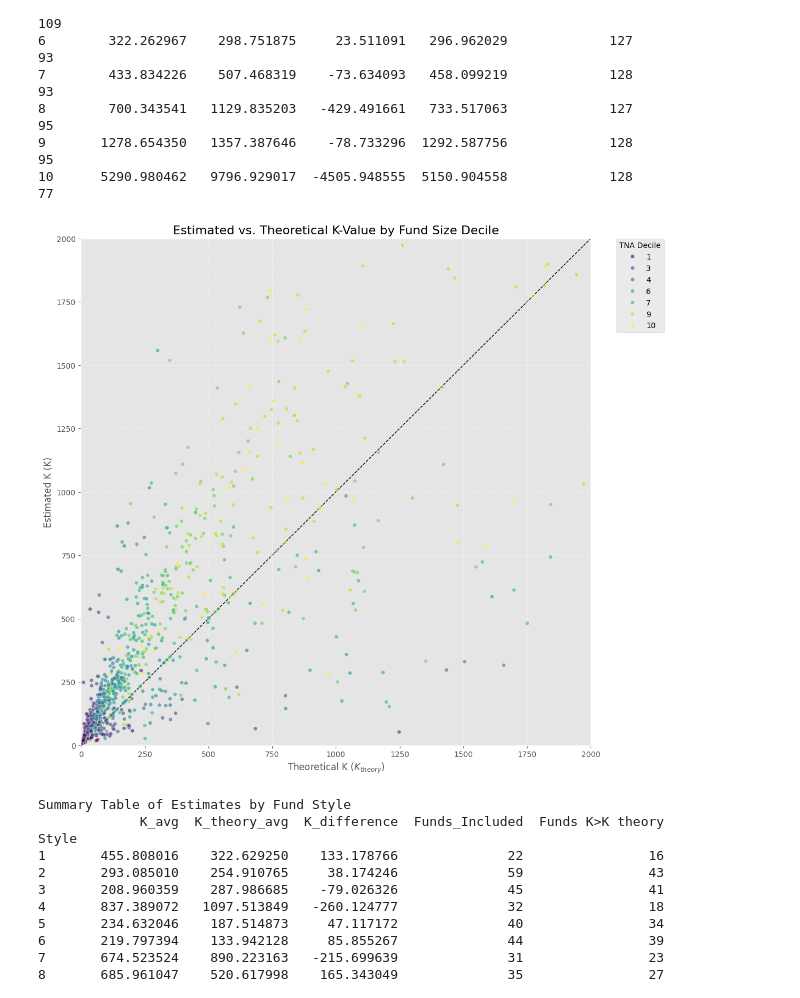
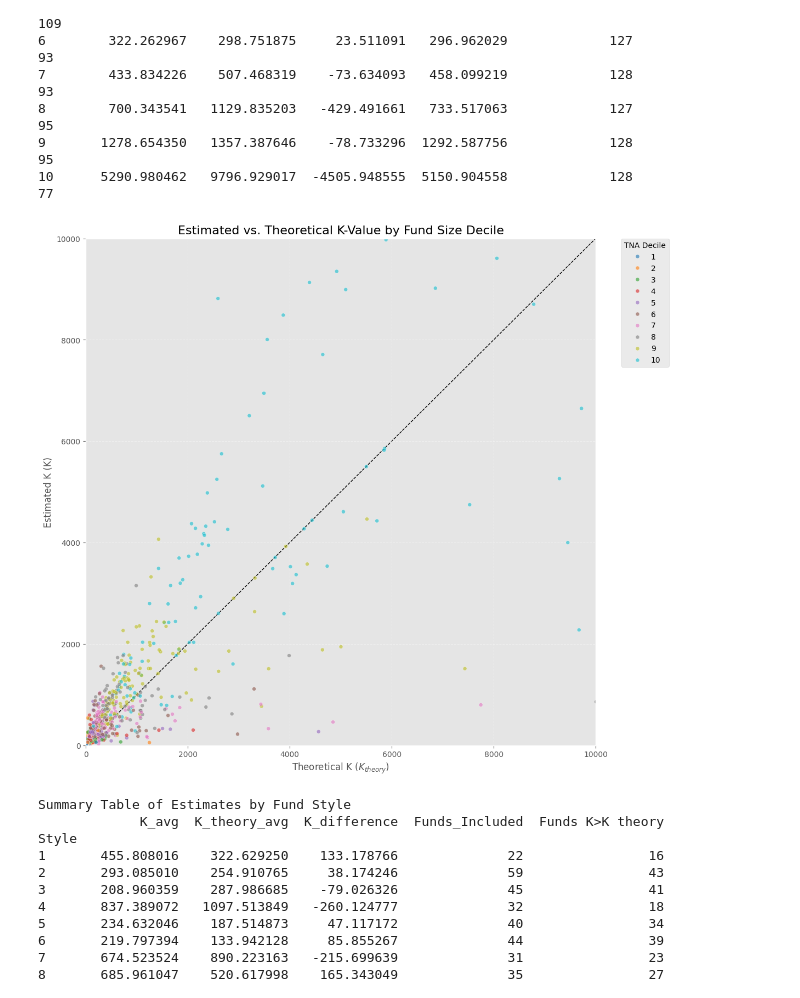
Before and after one commit to DavidSandovalRodriguez/Fund-Kink-Smoothing, a Jupyter notebook: WorkingNotebook.ipynb, the cells around one changed output. Cells and saved outputs as stored; diff of their text form; code cells hidden in the pictures.

Commit message:
deciles, styles corrected

```diff
--- a/WorkingNotebook.ipynb
+++ b/WorkingNotebook.ipynb
@@ -1221,19 +1221,19 @@ def estimate_all_funds_completeDes(df, h=0.01):
 
     # ---
     estimates = estimates[estimates.fund_id.isin(set(est_lin_pos.fund_id))]
-    estimates = estimates.query("a >= 0 and b > 0").copy()
+    estimates2 = estimates.query("a >= 0 and b > 0").copy()
 
 
     # ---
-    tna_series = estimates.groupby("fund_id")["TNA_mean"].mean().dropna()
+    tna_series = estimates2.groupby("fund_id")["TNA_mean"].mean().dropna()
     tna_decile = pd.qcut(tna_series, 10, labels=False, duplicates='drop') + 1
 
     # Add the decile information back to the DataFrame
-    estimates = estimates.set_index("fund_id")
-    estimates['tna_decile'] = tna_decile
-    estimates = estimates.reset_index()
+    estimates2 = estimates2.set_index("fund_id")
+    estimates2['tna_decile'] = tna_decile
+    estimates2 = estimates2.reset_index()
 
-    return estimates
+    return estimates2
 # %%
 est_nl_pos_gross_r2_nonLinearPositive_des = estimate_all_funds_completeDes(df, h =h_param)
 # %%
@@ -1339,38 +1339,38 @@ Decile
 plt.figure(figsize=(12, 12))
 
 # Use seaborn's scatterplot with 'hue' set to 'tna_decile' to color the points
 # The palette 'viridis' is a good choice for continuous data, or a discrete palette
 # like 'tab10' for the deciles. We'll use 'viridis' as it scales nicely.
 sns.scatterplot(
-    data=est_nl_pos_gross_r2_nonLinearPositive_des,
+    data=cmp_des,
     x="K_theory",
     y="K",
     hue="tna_decile",
-    palette="viridis",
+    palette="tab10",
     s=25, # size of the points
     alpha=0.6 # transparency
 )
 
 # 45° reference line (on union of plotted data)
 lims = plt.gca().get_xlim()
 plt.plot(lims, lims, 'k--', lw=1, zorder=0) # zorder to place line behind points
 
 # Set plot limits
-plt.xlim(0, 2000)
-plt.ylim(0, 2000)
+plt.xlim(0, 10000)
+plt.ylim(0, 10000)
 
 # Add titles and labels
 plt.title("Estimated vs. Theoretical K-Value by Fund Size Decile", fontsize=16)
 plt.xlabel("Theoretical K ($K_{theory}$)", fontsize=12)
 plt.ylabel("Estimated K (K)", fontsize=12)
 
 # Add a legend and a color bar for the hue
 plt.legend(title="TNA Decile", bbox_to_anchor=(1.05, 1), loc=2, borderaxespad=0.)
 
 plt.grid(True, linestyle='--', alpha=0.5)
 plt.show()
 # %% [output]
-[figure, old version]
+[figure, new version]
 # %%
 
 summary_table = cmp_des.groupby('fund_style').agg(
```
Also changed, not shown: 1 other file.
